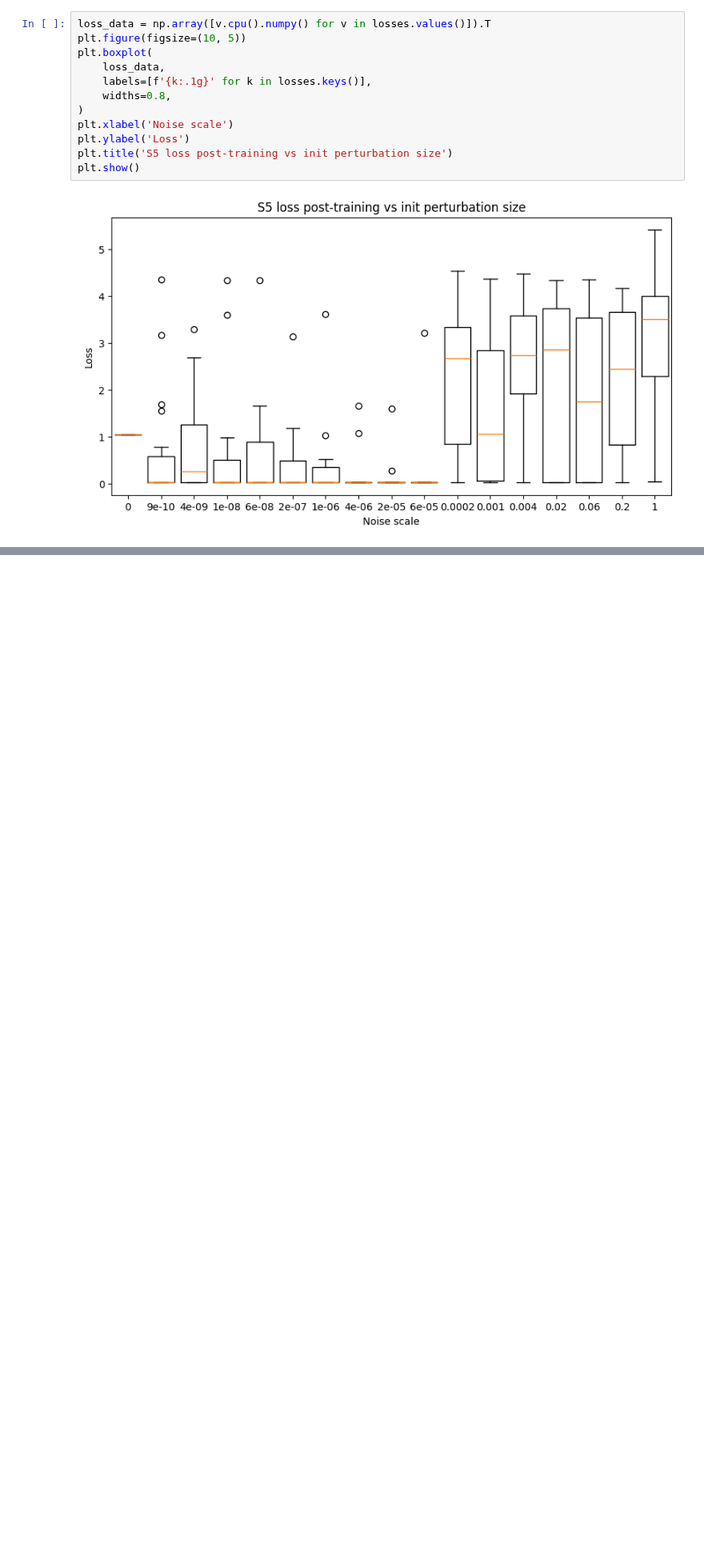
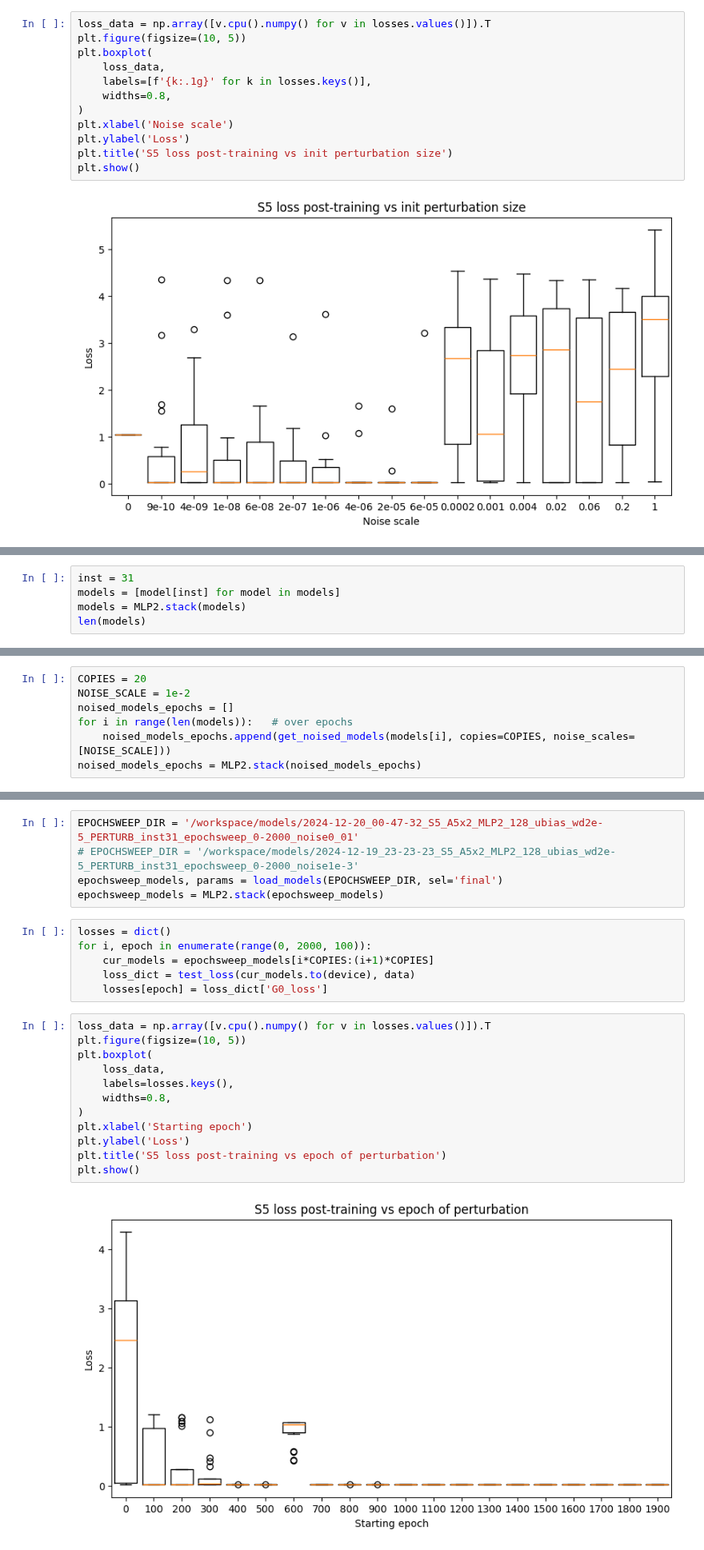
Before and after one commit to LouisYRYJ/Finite-groups, a Jupyter notebook: notebooks/perturb.ipynb, the cells around one changed output, grey strips where cells are left out. Shown at 80% size. Saved outputs shown, nothing was run; the diff lists cells and outputs as text; blank space fills up the shorter version.

Commit message:
perturb epoch sweep

```diff
--- a/notebooks/perturb.ipynb
+++ b/notebooks/perturb.ipynb
@@ -269,0 +325,5 @@ losses.items()
+# %%
+inst = 31
+models = [model[inst] for model in models]
+models = MLP2.stack(models)
+len(models)
@@ -269,0 +332,7 @@ losses.items()
+# %%
+COPIES = 20
+NOISE_SCALE = 1e-2
+noised_models_epochs = []
+for i in range(len(models)):   # over epochs
+    noised_models_epochs.append(get_noised_models(models[i], copies=COPIES, noise_scales=[NOISE_SCALE]))
+noised_models_epochs = MLP2.stack(noised_models_epochs)
@@ -269,0 +351,25 @@ losses.items()
+# %%
+EPOCHSWEEP_DIR = '/workspace/models/2024-12-20_00-47-32_S5_A5x2_MLP2_128_ubias_wd2e-5_PERTURB_inst31_epochsweep_0-2000_noise0_01'
+# EPOCHSWEEP_DIR = '/workspace/models/2024-12-19_23-23-23_S5_A5x2_MLP2_128_ubias_wd2e-5_PERTURB_inst31_epochsweep_0-2000_noise1e-3'
+epochsweep_models, params = load_models(EPOCHSWEEP_DIR, sel='final')
+epochsweep_models = MLP2.stack(epochsweep_models)
+# %%
+losses = dict()
+for i, epoch in enumerate(range(0, 2000, 100)):
+    cur_models = epochsweep_models[i*COPIES:(i+1)*COPIES]
+    loss_dict = test_loss(cur_models.to(device), data)
+    losses[epoch] = loss_dict['G0_loss']
+# %%
+loss_data = np.array([v.cpu().numpy() for v in losses.values()]).T
+plt.figure(figsize=(10, 5))
+plt.boxplot(
+    loss_data,
+    labels=losses.keys(),
+    widths=0.8,
+)
+plt.xlabel('Starting epoch')
+plt.ylabel('Loss')
+plt.title('S5 loss post-training vs epoch of perturbation')
+plt.show()
+# %% [output]
+[figure, added]
```
Also changed, not shown: parts of 27 cells of this notebook.
